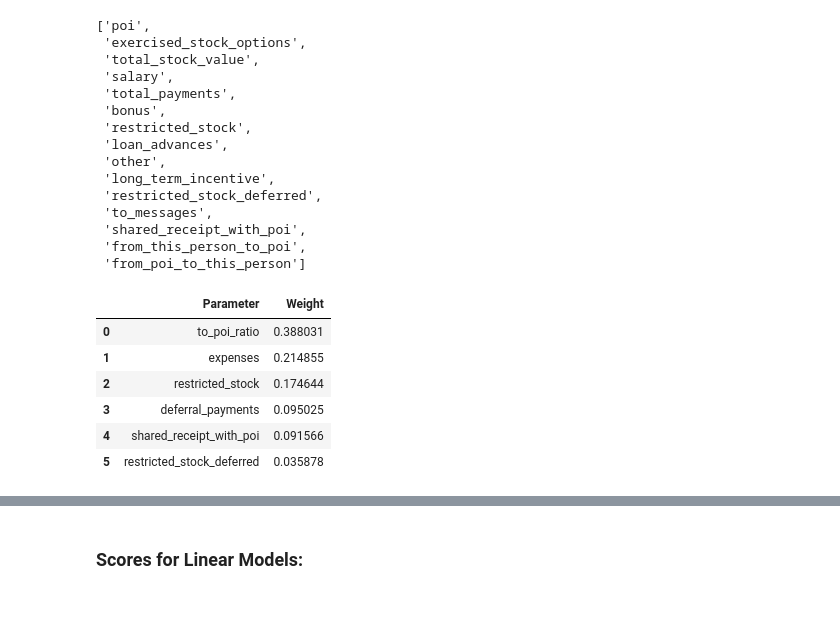
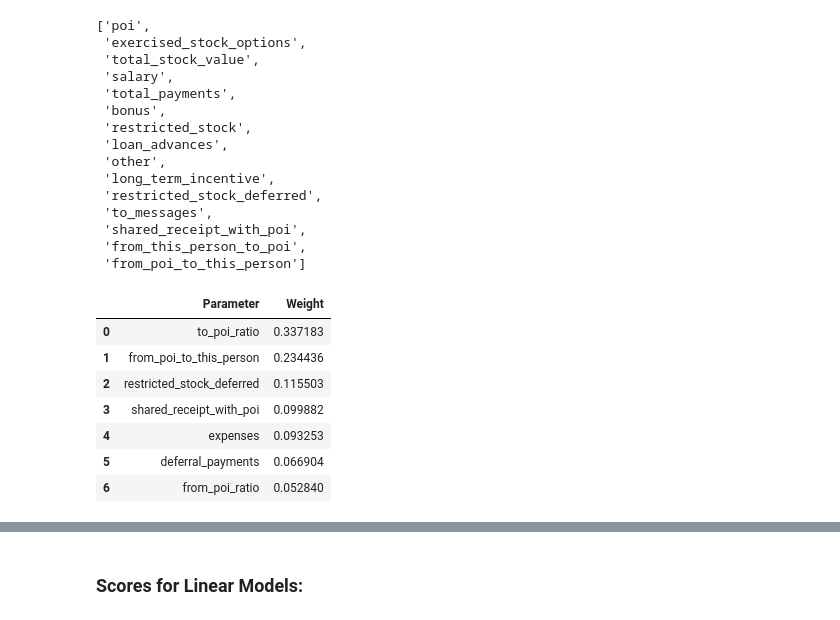
Before and after one commit to ftkurt/data-analyst-project-portfolio, a Jupyter notebook: udacity-data-analyst-nanodegree/project-7/final_project/Project-7-Enron-Data-POI-Identification-Workspace.ipynb, the cells around one changed output, grey strips where cells are left out. Saved outputs shown, nothing was run; the diff lists cells and outputs as text; code cells hidden in the pictures.

```diff
--- a/udacity-data-analyst-nanodegree/project-7/final_project/Project-7-Enron-Data-POI-Identification-Workspace.ipynb
+++ b/udacity-data-analyst-nanodegree/project-7/final_project/Project-7-Enron-Data-POI-Identification-Workspace.ipynb
@@ -378,10 +398,12 @@ def get_weights(feature_list):
-# %%
-get_weights(final_feature_list[1:])
-# %% [output]
-|  | Parameter | Weight |
-| 0 | to_poi_ratio | 0.388031 |
-| 1 | expenses | 0.214855 |
-| 2 | restricted_stock | 0.174644 |
-| 3 | deferral_payments | 0.095025 |
-| 4 | shared_receipt_with_poi | 0.091566 |
-| 5 | restricted_stock_deferred | 0.035878 |
+# %%
+weights = get_weights(final_feature_list[1:])
+weights[weights["Weight"]>0]
+# %% [output]
+|  | Parameter | Weight |
+| 0 | to_poi_ratio | 0.337183 |
+| 1 | from_poi_to_this_person | 0.234436 |
+| 2 | restricted_stock_deferred | 0.115503 |
+| 3 | shared_receipt_with_poi | 0.099882 |
+| 4 | expenses | 0.093253 |
+| 5 | deferral_payments | 0.066904 |
+| 6 | from_poi_ratio | 0.052840 |
```
Also changed, not shown: parts of 9 cells of this notebook, 6 other files.
